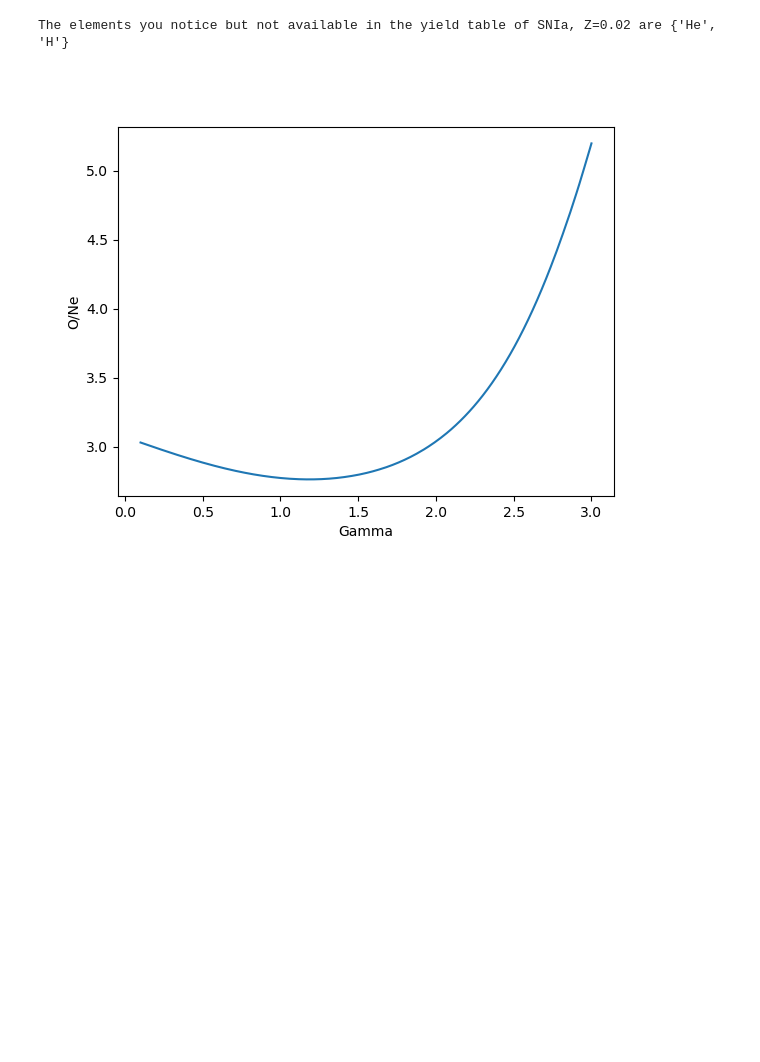
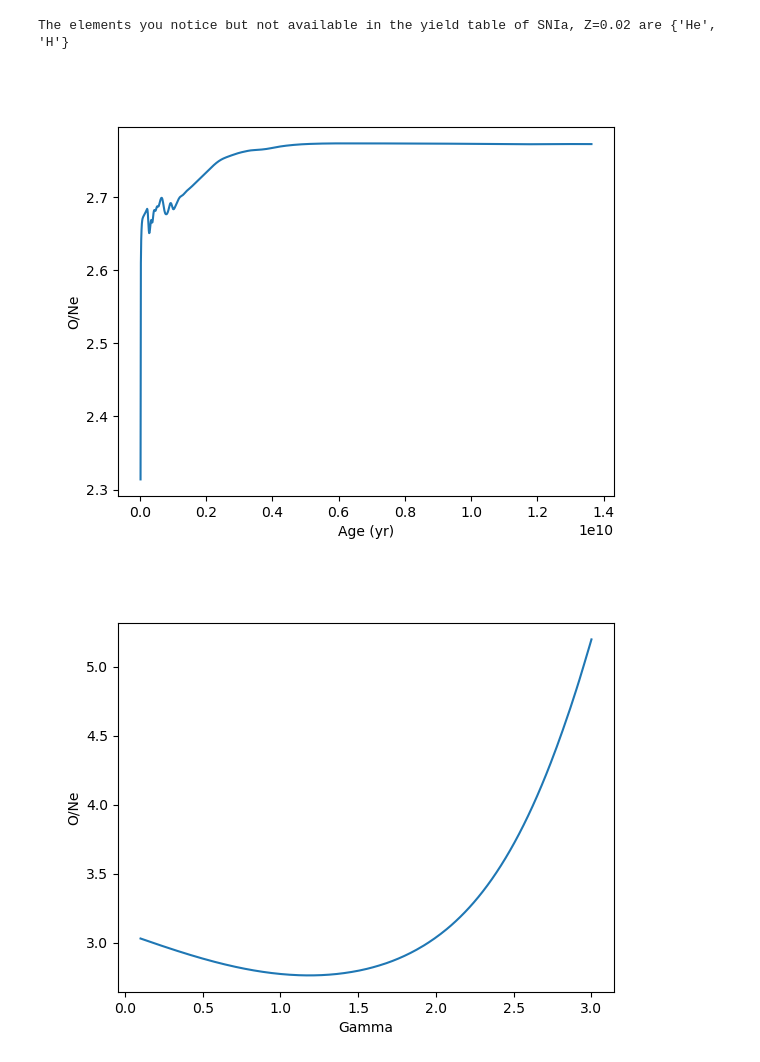
Before and after one commit to liuguanfu1120/ChemEvoIMF, a Jupyter notebook: Abundance-IMF-Result-Analyses.ipynb, the cells around one changed output. Cells and saved outputs as stored; diff of their text form; code cells hidden in the pictures; blank space fills up the shorter version.

```diff
--- a/Abundance-IMF-Result-Analyses.ipynb
+++ b/Abundance-IMF-Result-Analyses.ipynb
@@ -120,6 +120,18 @@ YieldsTable = f['Gas/YieldsTable'][()]
 f.close()
 # %%
 Zini = re.search(r"AGB\+SNcc: (.*?),", YieldsTable[0].astype(str)).group(1)
+# %%
+# Detailed model
+mask = GasElement[:, constants.elem_names.index("Ne")]>0
+y = GasElement[mask, constants.elem_names.index("O")]/GasElement[mask, constants.elem_names.index("Ne")]/O2Ne[solar_set]
+fig, ax = plt.subplots()
+ax.plot(SFH['Age'][mask], y, label='O/Ne')
+ax.set_xlabel('Age (yr)')
+ax.set_ylabel('O/Ne')
+ax.set_title('Detailed model, Portinari et al. (1998) & Marigo (2001)')
+plt.show()
+# %% [output]
+[figure, added]
 # %%
 # From the yield table, toy model
 x = dfs['AGB+SNcc'][Zini].columns.to_numpy().astype(np.float64)
```
Also changed, not shown: parts of 9 cells of this notebook, 29 other files.
